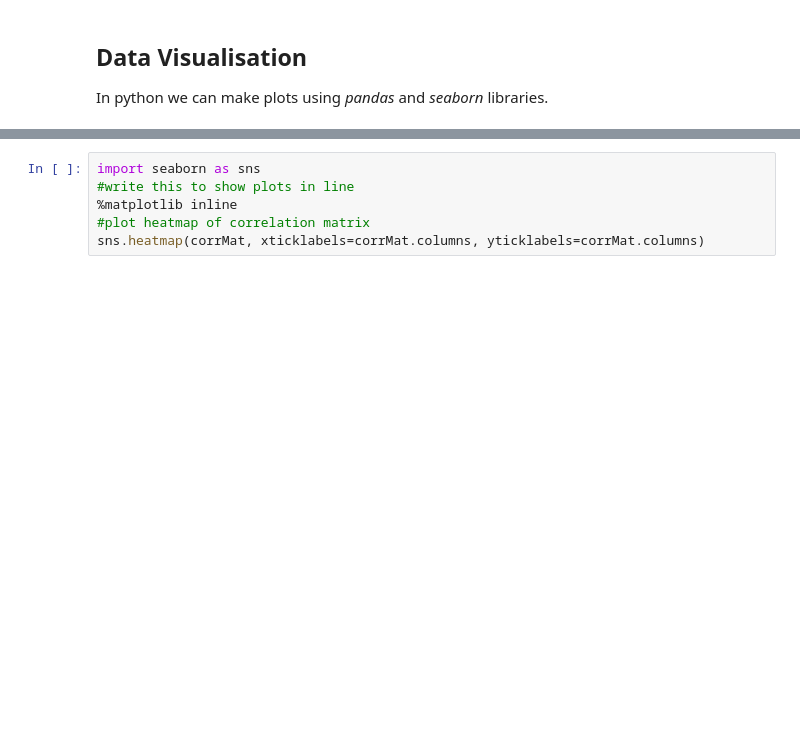
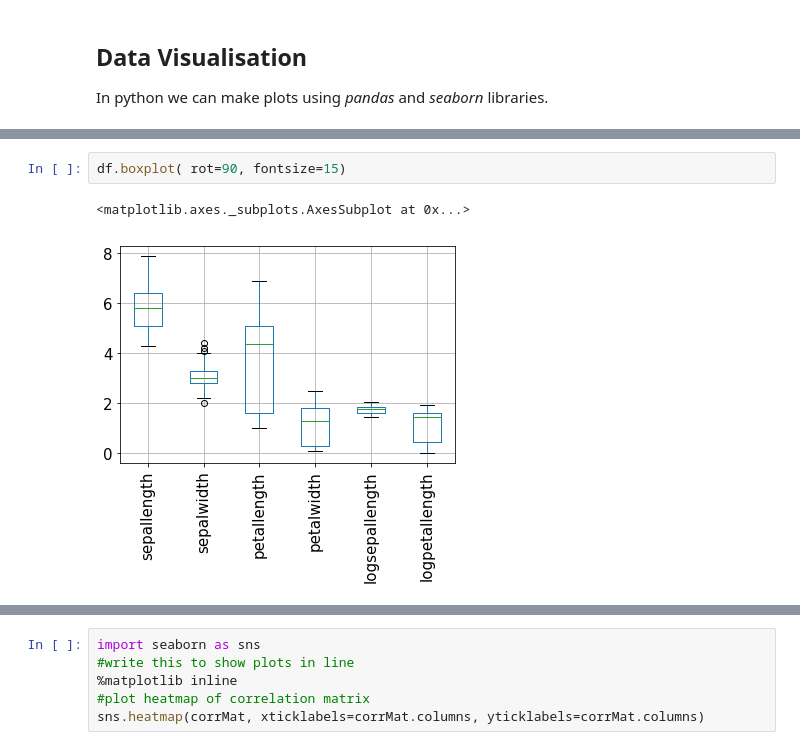
Before and after one commit to urmi-21/python3-dataScience18, a Jupyter notebook: pandas.ipynb, the cells around one changed output, grey strips where cells are left out. Cells and saved outputs as stored; diff of their text form; blank space fills up the shorter version.

```diff
--- a/pandas.ipynb
+++ b/pandas.ipynb
@@ -394,0 +401,5 @@ In python we can make plots using *pandas* and *seaborn* libraries.
+# %%
+df.boxplot( rot=90, fontsize=15)
+# %% [output]
+<matplotlib.axes._subplots.AxesSubplot at 0x...>
+[figure, added]
```
Also changed, not shown: parts of 7 cells of this notebook.
